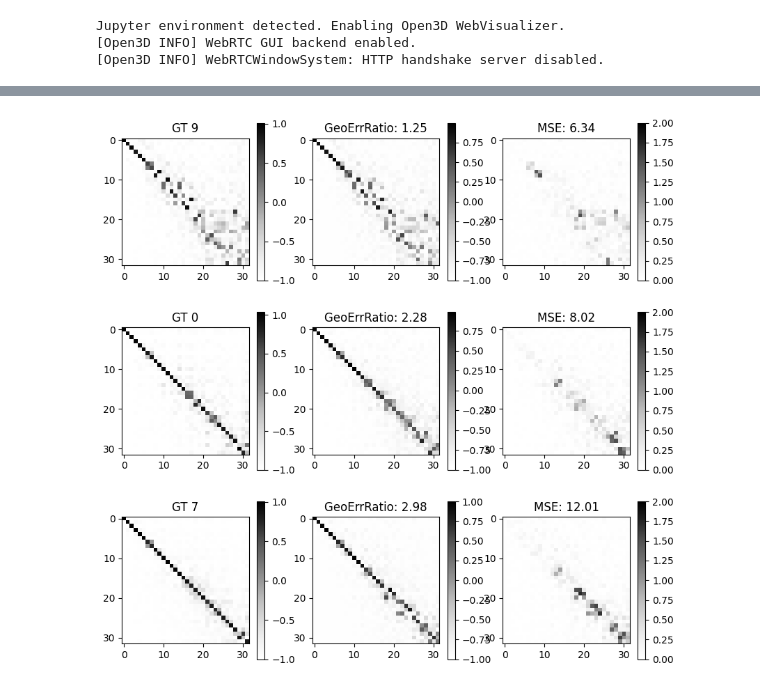
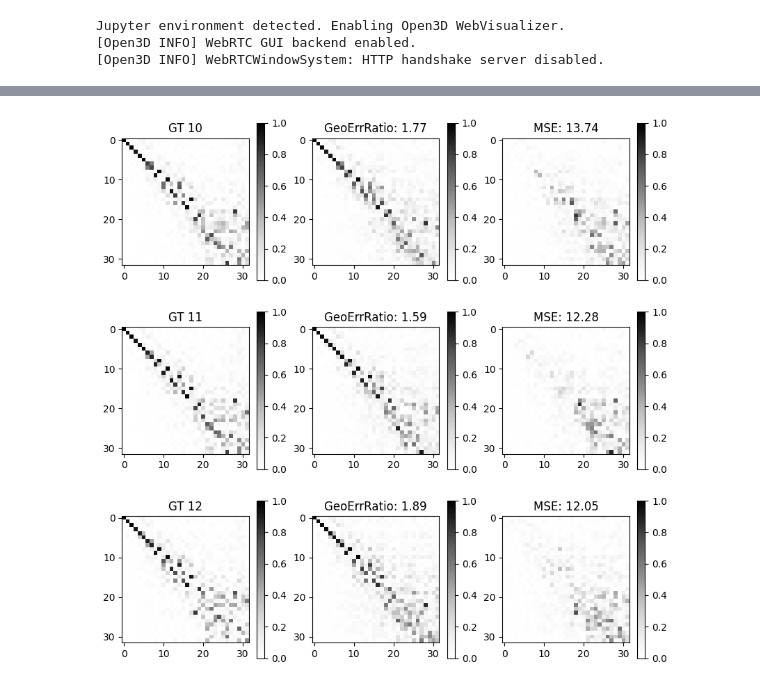
Before and after one commit to alekseizhuravlev/shape_matching, a Jupyter notebook: notebooks/29.05.2024/evaluate_on_faust.ipynb, the cells around one changed output, grey strips where cells are left out. Saved outputs shown, nothing was run; the diff lists cells and outputs as text; code cells hidden in the pictures.

```diff
--- a/notebooks/29.05.2024/evaluate_on_faust.ipynb
+++ b/notebooks/29.05.2024/evaluate_on_faust.ipynb
@@ -391,28 +399,31 @@ for i in range(8):
 
 scene.show()
 # %%
+import matplotlib.pyplot as plt
+
 fig, ax = plt.subplots(3, 3, figsize=(10, 10))
 
 for i in range(3):
 
-    sample_idx = np.random.randint(0, 10)#len(test_dataset))
+    # sample_idx = np.random.randint(0, 10)#len(test_dataset))
+    sample_idx = i + 10
 
-    fmap_sampled = x_sampled[sample_idx][0]
-    fmap_gt = x_gt[sample_idx][0].abs() * 2 - 1
+    fmap_sampled = (x_sampled[sample_idx][0] + 1) / 2
+    fmap_gt = x_gt[sample_idx][0].abs()
 
-    ax_i = ax[i, 0].imshow(fmap_gt, cmap='Greys')
+    ax_i = ax[i, 0].imshow(fmap_gt, cmap='Greys', vmin=0, vmax=1)
     plt.colorbar(ax_i, ax=ax[i, 0])
     ax[i, 0].set_title(f'GT {sample_idx}')
 
-    ax_i = ax[i, 1].imshow(fmap_sampled, cmap='Greys')
+    ax_i = ax[i, 1].imshow(fmap_sampled, cmap='Greys', vmin=0, vmax=1)
     plt.colorbar(ax_i, ax=ax[i, 1])
     ax[i, 1].set_title(f'GeoErrRatio: {metrics["geo_err_ratio"][sample_idx]:.2f}')
 
 
-    ax_i = ax[i, 2].imshow((fmap_sampled - fmap_gt).abs(), cmap='Greys', vmin=0, vmax=2)
+    ax_i = ax[i, 2].imshow((fmap_sampled - fmap_gt).abs(), cmap='Greys', vmin=0, vmax=1)
     plt.colorbar(ax_i, ax=ax[i, 2])
     ax[i, 2].set_title(f'MSE: {metrics["mse_abs"][sample_idx]:.2f}')
 
 plt.show()
 # %% [output]
-[figure, old version]
+[figure, new version]
```
Also changed, not shown: parts of 3 cells of this notebook, 7 other files.
